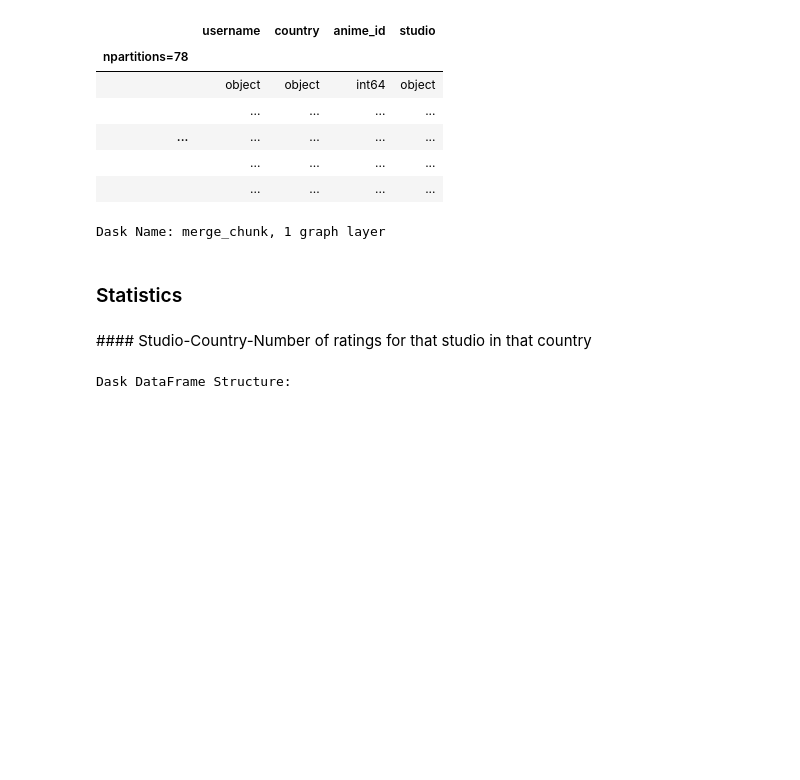
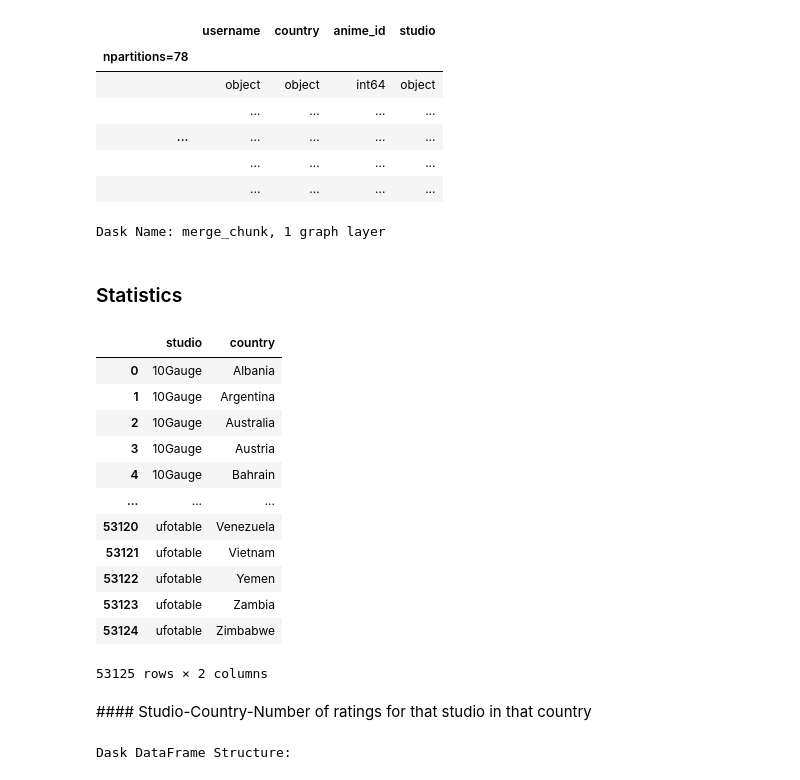
Before and after one commit to com-480-data-visualization/project-2023-vizmoica, a Jupyter notebook: preprocessing/eda_studio.ipynb, the cells around one changed output. Drawn from its saved outputs; the diff is of its cells as text; code cells hidden in the pictures; blank space fills up the shorter version.

```diff
--- a/preprocessing/eda_studio.ipynb
+++ b/preprocessing/eda_studio.ipynb
@@ -10,9 +10,11 @@ from pathlib import Path
 data = Path("../data")
 plot_path = data / "plots"
 studio_path = data / "studios"
+
 map_path = data / "graph3_map"
+geojson_path = map_path / "geojson"
 stat_path = map_path / "stats"
-geojson_path = map_path / "geojson"
+studio_stat_path = stat_path / "studios"
 # %%
 animes = pd.read_csv(data / "AnimeList.csv")
 print("Number of animes: {:,}".format(animes["anime_id"].nunique())) # same as number of rows
@@ -331,7 +333,11 @@ Dask Name: read-csv, 1 graph layer
 # %% [markdown]
 #### User-Country-Animes-Studios
 # %%
-user_country_animes_studios = user_country_animes[["username","country","anime_id"]].merge(anime_studios[["anime_id", "studio"]], on="anime_id", how="inner").persist()
+user_country_animes_studios = (
+    user_country_animes[["username", "country", "anime_id"]]
+    .merge(anime_studios[["anime_id", "studio"]], on="anime_id", how="inner")
+    .persist()
+)
 user_country_animes_studios
 # %% [output]
 Dask DataFrame Structure:
@@ -348,15 +354,29 @@ Dask Name: merge_chunk, 1 graph layer
 # %%
 # Creata a dataframe "studio_countries" that stores each unique (studio, country) pair
 # Sort studio_countries by studio alphabetically, and then for each studio, sort the countries alphabetically
 studio_countries = (
     user_country_animes_studios[["studio", "country"]]
     .drop_duplicates()
     .compute()
     .sort_values(["studio", "country"])
     .reset_index(drop=True)
 )
-studio_countries.to_csv(stat_path / "studio_countries.csv", index=False)
+studio_countries.to_csv(studio_stat_path / "studio_countries.csv", index=False)
 studio_countries
+# %% [output]
+|  | studio | country |
+| 0 | 10Gauge | Albania |
+| 1 | 10Gauge | Argentina |
+| 2 | 10Gauge | Australia |
+| 3 | 10Gauge | Austria |
+| 4 | 10Gauge | Bahrain |
+| ... | ... | ... |
+| 53120 | ufotable | Venezuela |
+| 53121 | ufotable | Vietnam |
+| 53122 | ufotable | Yemen |
+| 53123 | ufotable | Zambia |
+| 53124 | ufotable | Zimbabwe |
+53125 rows × 2 columns
 # %% [markdown]
 #### Studio-Country-Number of ratings for that studio in that country
 # %%
```
Also changed, not shown: parts of 8 cells of this notebook, 1 other file.
